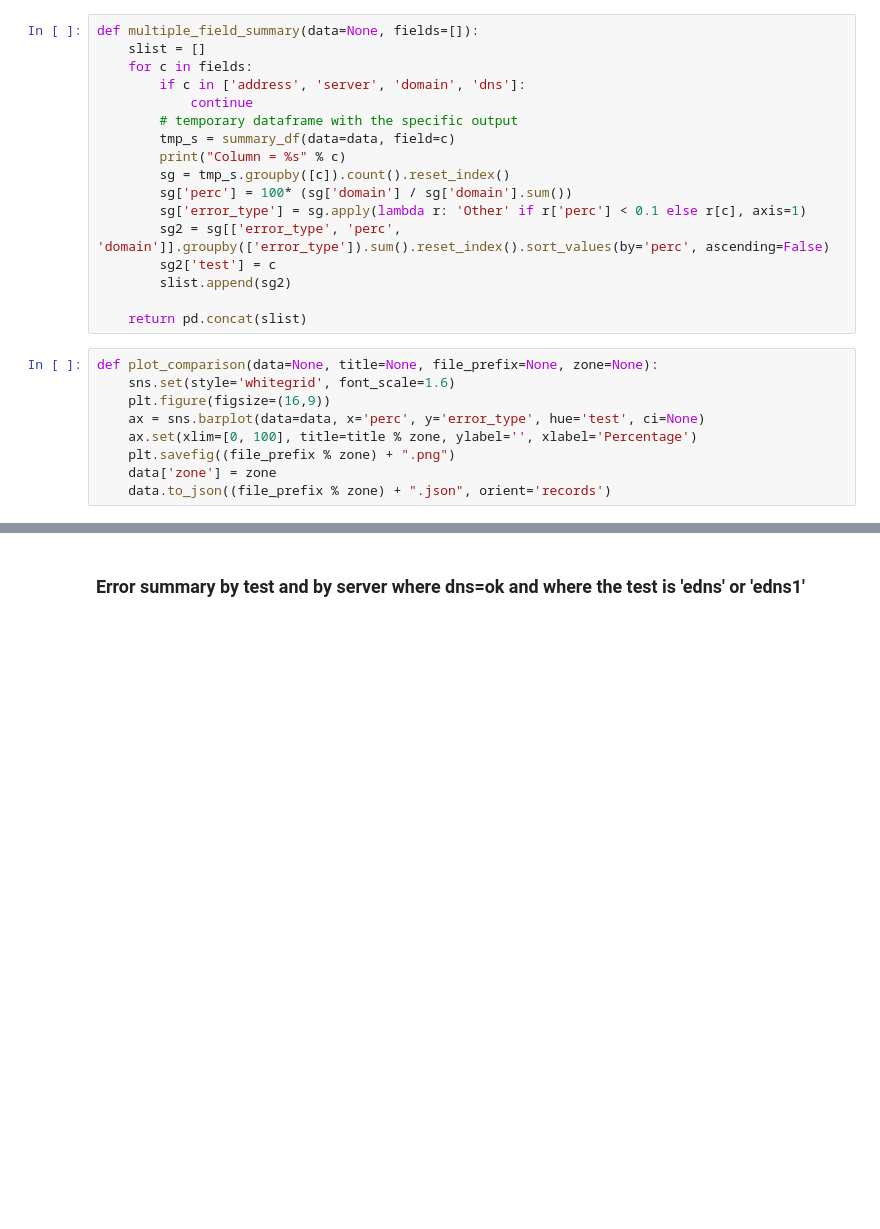
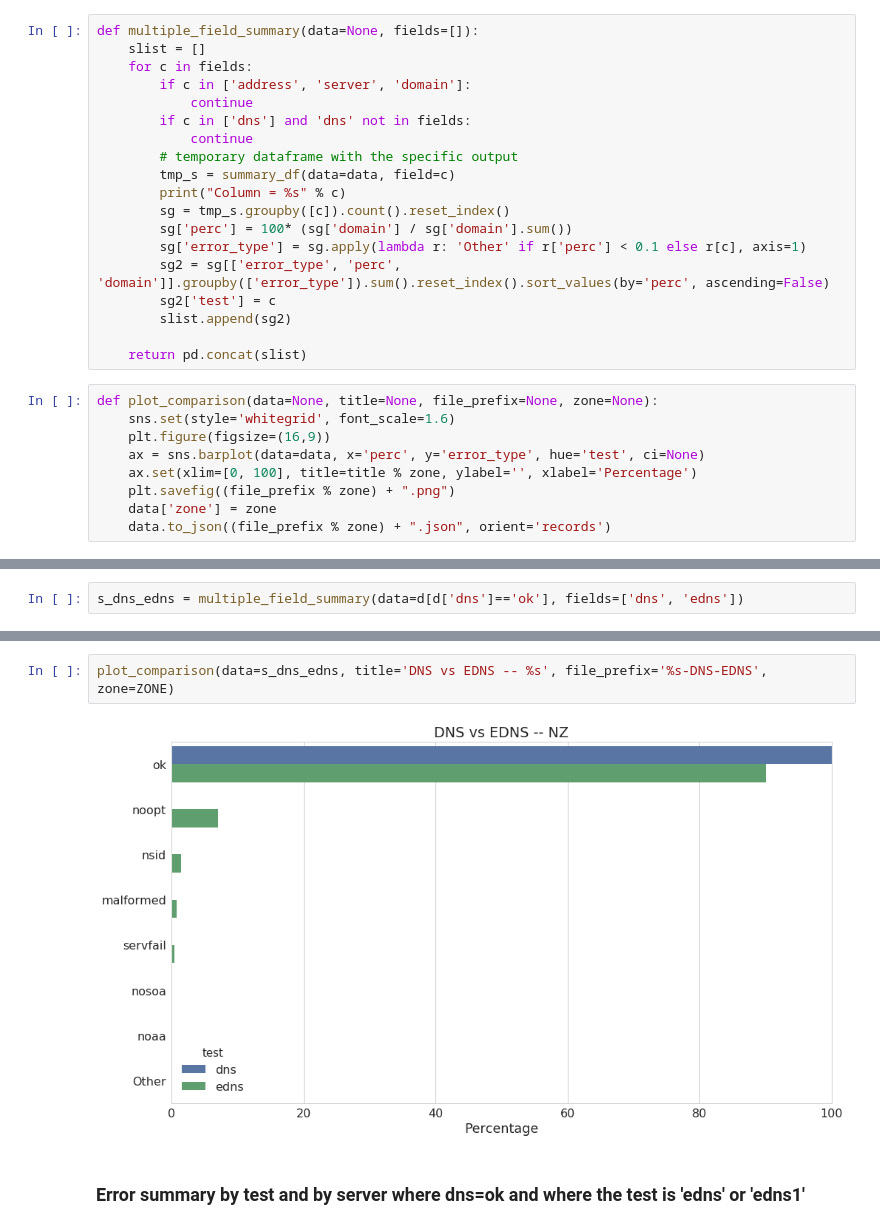
Before and after one commit to InternetNZ/edns-compliance-parser, a Jupyter notebook: analysis/Analyze EDNS compliance results.ipynb, the cells around one changed output, grey strips where cells are left out. Cells and saved outputs as stored; diff of their text form; blank space fills up the shorter version.

```diff
--- a/analysis/Analyze EDNS compliance results.ipynb
+++ b/analysis/Analyze EDNS compliance results.ipynb
@@ -193,7 +193,9 @@ s_server_dns.to_json('%s-basic-DNS-test-per-server.json' % ZONE)
 def multiple_field_summary(data=None, fields=[]):
     slist = []
     for c in fields:
-        if c in ['address', 'server', 'domain', 'dns']:
+        if c in ['address', 'server', 'domain']:
+            continue
+        if c in ['dns'] and 'dns' not in fields:
             continue
         # temporary dataframe with the specific output
         tmp_s = summary_df(data=data, field=c)
@@ -217,0 +222,2 @@ def plot_comparison(data=None, title=None, file_prefix=None, zone=None):
+# %%
+s_dns_edns = multiple_field_summary(data=d[d['dns']=='ok'], fields=['dns', 'edns'])
@@ -218,3 +240,7 @@ def plot_comparison(data=None, title=None, file_prefix=None, zone=None):
+# %%
+plot_comparison(data=s_dns_edns, title='DNS vs EDNS -- %s', file_prefix='%s-DNS-EDNS', zone=ZONE)
+# %% [output]
+[figure, added]
 # %% [markdown]
 ### Error summary by test and by server where dns=ok and where the test is 'edns' or 'edns1'
 # %%
```
Also changed, not shown: parts of 3 cells of this notebook.
